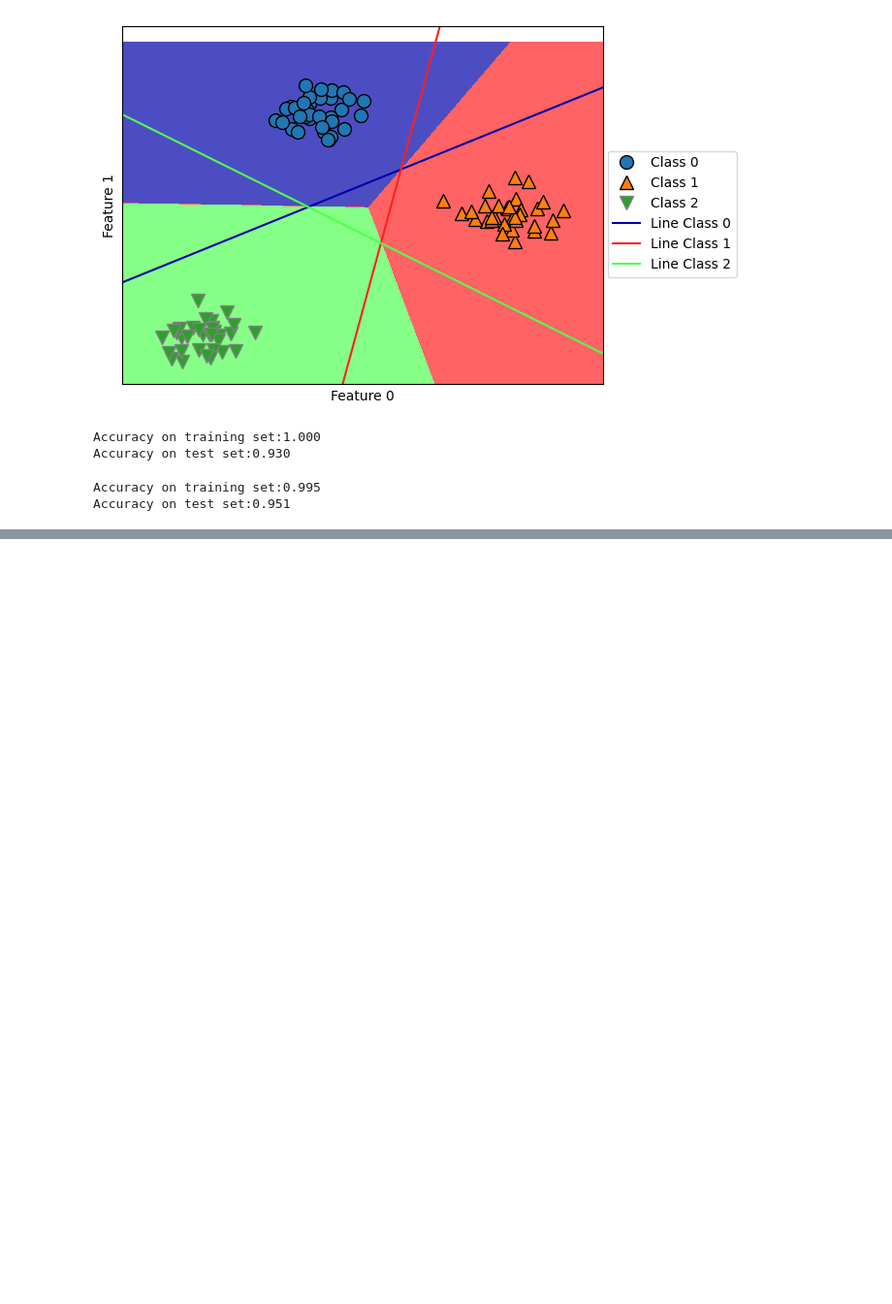
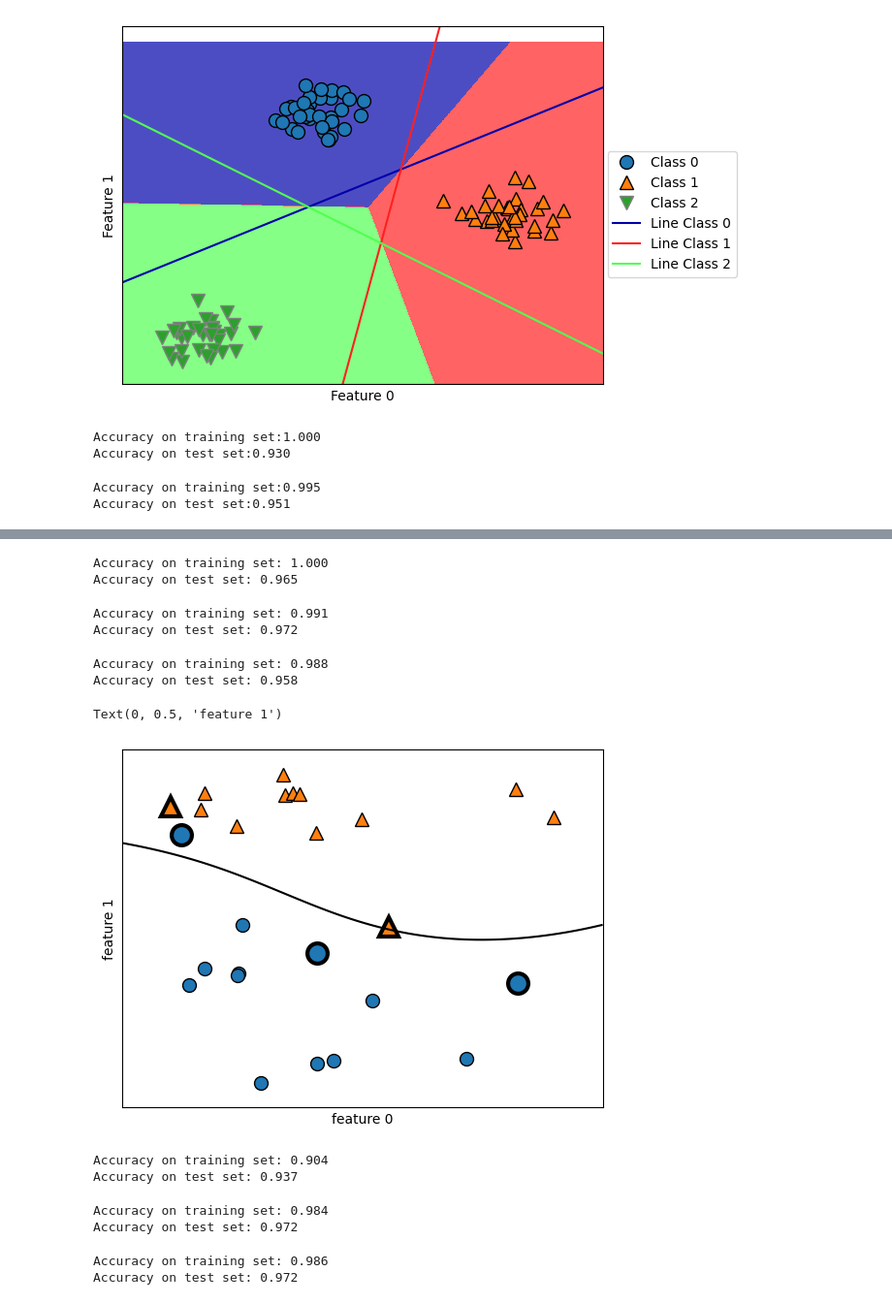
Before and after one commit to VoyagerYoshino/Intro_ML_Python_Book, a Jupyter notebook: Supervised_Learning.ipynb, the cells around one changed output, grey strips where cells are left out. Shown at 97% size. Cells and saved outputs as stored; diff of their text form; code cells hidden in the pictures; blank space fills up the shorter version.

```diff
--- a/Supervised_Learning.ipynb
+++ b/Supervised_Learning.ipynb
@@ -293,0 +349,71 @@ Accuracy on test set:0.951
+# %%
+from sklearn.ensemble import GradientBoostingClassifier
+
+X_train,X_test,y_train,y_test=train_test_split(cancer.data,cancer.target,random_state=0)
+gbrt=GradientBoostingClassifier(random_state=0).fit(X_train,y_train)
+
+print("Accuracy on training set: {:.3f}".format(gbrt.score(X_train,y_train)))
+print("Accuracy on test set: {:.3f}".format(gbrt.score(X_test,y_test)))
+# %% [output]
+Accuracy on training set: 1.000
+Accuracy on test set: 0.965
+# %%
+gbrt=GradientBoostingClassifier(random_state=0,max_depth=1).fit(X_train,y_train)
+
+print("Accuracy on training set: {:.3f}".format(gbrt.score(X_train,y_train)))
+print("Accuracy on test set: {:.3f}".format(gbrt.score(X_test,y_test)))
+# %% [output]
+Accuracy on training set: 0.991
+Accuracy on test set: 0.972
+# %%
+gbrt=GradientBoostingClassifier(random_state=0,learning_rate=0.01).fit(X_train,y_train)
+
+print("Accuracy on training set: {:.3f}".format(gbrt.score(X_train,y_train)))
+print("Accuracy on test set: {:.3f}".format(gbrt.score(X_test,y_test)))
+# %% [output]
+Accuracy on training set: 0.988
+Accuracy on test set: 0.958
+# %%
+from sklearn.svm import SVC
+X,y=mglearn.tools.make_handcrafted_dataset()
+svm=SVC(kernel='rbf',C=10,gamma=0.1).fit(X,y)
+mglearn.plots.plot_2d_separator(svm,X,eps=.5)
+mglearn.discrete_scatter(X[:,0],X[:,1],y)
+sv=svm.support_vectors_
+sv_labels=svm.dual_coef_.ravel()>0
+mglearn.discrete_scatter(sv[:,0],sv[:,1],sv_labels,s=15,markeredgewidth=3)
+plt.xlabel("feature 0")
+plt.ylabel("feature 1")
+# %% [output]
+Text(0, 0.5, 'feature 1')
+[figure, added]
+# %%
+X_train,X_test,y_train,y_test=train_test_split(cancer.data,cancer.target,random_state=0)
+svc=SVC().fit(X_train,y_train)
+
+print("Accuracy on training set: {:.3f}".format(svc.score(X_train,y_train)))
+print("Accuracy on test set: {:.3f}".format(svc.score(X_test,y_test)))
+# %% [output]
+Accuracy on training set: 0.904
+Accuracy on test set: 0.937
+# %%
+min_on_training=X_train.min(axis=0)
+range_on_training=(X_train-min_on_training).max(axis=0)
+X_train_scaled=(X_train-min_on_training)/range_on_training
+
+X_test_scaled=(X_test-min_on_training)/range_on_training
+svc=SVC().fit(X_train_scaled,y_train)
+
+print("Accuracy on training set: {:.3f}".format(svc.score(X_train_scaled,y_train)))
+print("Accuracy on test set: {:.3f}".format(svc.score(X_test_scaled,y_test)))
+# %% [output]
+Accuracy on training set: 0.984
+Accuracy on test set: 0.972
+# %%
+svc=SVC(C=5).fit(X_train_scaled,y_train)
+
+print("Accuracy on training set: {:.3f}".format(svc.score(X_train_scaled,y_train)))
+print("Accuracy on test set: {:.3f}".format(svc.score(X_test_scaled,y_test)))
+# %% [output]
+Accuracy on training set: 0.986
+Accuracy on test set: 0.972
```
Also changed, not shown: parts of 14 cells of this notebook.
